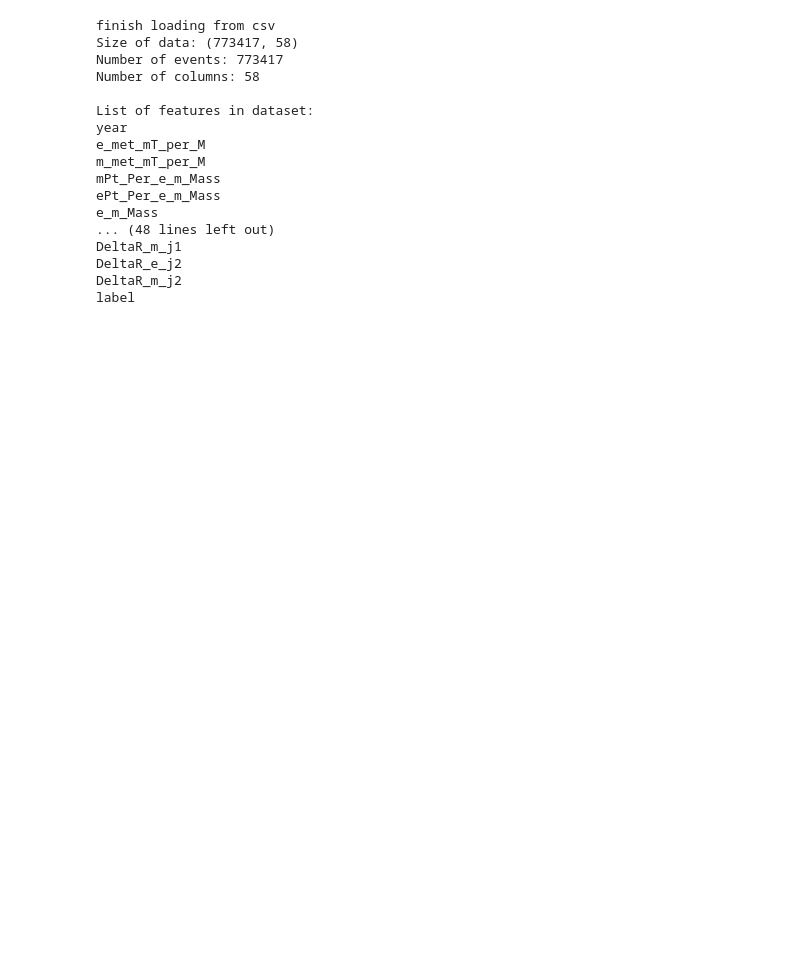
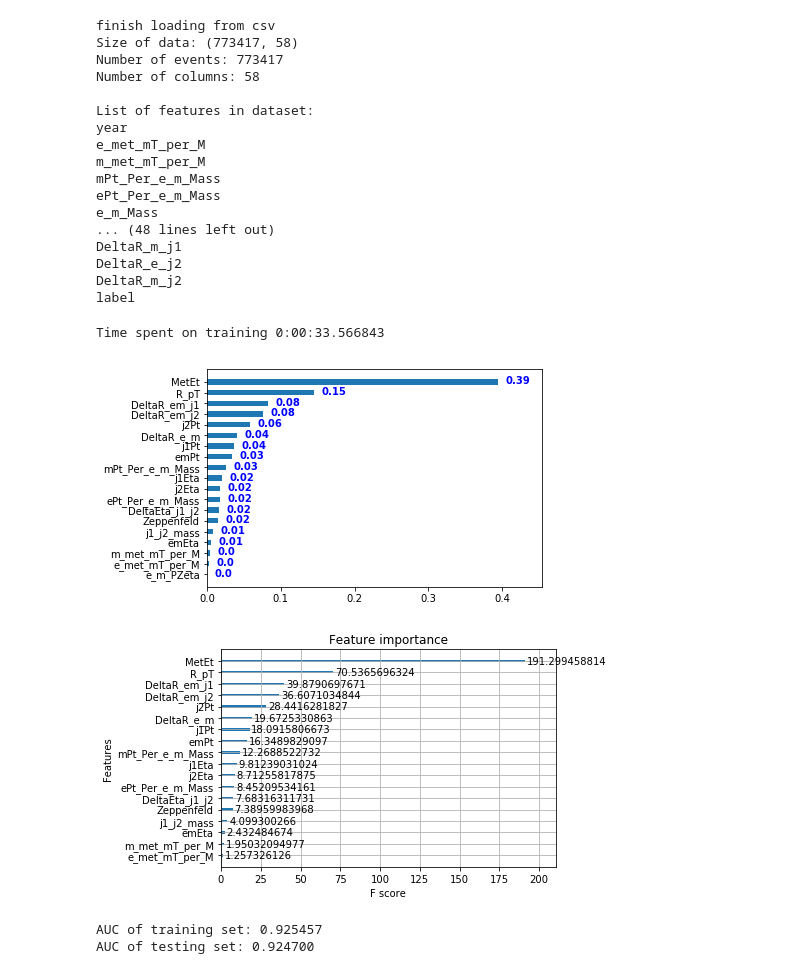
Before and after one commit to kawaho/XGBoost-for-HtoEMu, a Jupyter notebook: training.ipynb, the cells around one changed output. Drawn from its saved outputs; the diff is of its cells as text; code cells hidden in the pictures; blank space fills up the shorter version.

Commit message:
adding feature rankings

```diff
--- a/training.ipynb
+++ b/training.ipynb
@@ -1,12 +1,17 @@
 # %%
 #!/usr/bin/python
-# this is the example script to use xgboost to train
 import numpy as np
 import pandas as pd
 import matplotlib.pyplot as plt
 import xgboost as xgb
 from sklearn.metrics import roc_curve, auc, roc_auc_score
-from sklearn.model_selection import train_test_split
+from sklearn.model_selection import train_test_split, RandomizedSearchCV, GridSearchCV
+import multiprocessing
+import time
+from datetime import timedelta
+
+#Get total no of avaliable threads
+nthreads = multiprocessing.cpu_count()
 # %%
 data = pd.read_csv('output2_gg.csv', delimiter=';')
 print ('finish loading from csv ')
@@ -49 +56,38 @@ X_train, X_test, y_train, y_test = train_test_split(X, Y, test_size=test_size, r
+# %%
+# Train with the default model to select features
+#feature_names = ['e_met_mT_per_M', 'm_met_mT_per_M', 'mPt_Per_e_m_Mass', 'ePt_Per_e_m_Mass', 'emPt', 'MetEt', 'DeltaR_e_m', 'e_m_PZeta', 'emEta']
+#feature_names = ['e_met_mT_per_M', 'm_met_mT_per_M', 'mPt_Per_e_m_Mass', 'ePt_Per_e_m_Mass', 'emPt', 'MetEt', 'DeltaR_e_m', 'e_m_PZeta', 'emEta', 'j1Pt', 'DeltaR_em_j1', 'j1Eta', 'R_pT']
+feature_names = ['e_met_mT_per_M', 'm_met_mT_per_M', 'mPt_Per_e_m_Mass', 'ePt_Per_e_m_Mass', 'emPt', 'MetEt', 'DeltaR_e_m', 'e_m_PZeta', 'emEta', 'j1Pt', 'DeltaR_em_j1', 'j1Eta', 'R_pT', 'j2Pt', 'DeltaR_em_j2', 'j2Eta', 'DeltaEta_j1_j2', 'j1_j2_mass', 'Zeppenfeld']
+
+tic = time.time()
+model = model = xgb.XGBClassifier(n_jobs=nthreads, scale_pos_weight=sig_to_bkg_ratio)
+model.fit(X_train[feature_names], y_train, sample_weight=X_train['weight'], eval_set = [(X_train[feature_names], y_train), (X_test[feature_names], y_test)], eval_metric='auc', verbose=False)
+toc = time.time()
+print "Time spent on training %s"%str(timedelta(seconds=toc - tic))
+
+#Check the feature ranking
+importances = model.feature_importances_
+sorted_importance = [y for y, x in sorted(zip(importances, feature_names), key=lambda pair: pair[0])]
+sorted_features = [x for y, x in sorted(zip(importances, feature_names), key=lambda pair: pair[0])]
+plt.barh(range(len(sorted_importance)), sorted_importance, tick_label=sorted_features, height=0.5)
+plt.xlim(0, max(sorted_importance)*1.15)
+for i, v in enumerate(sorted_importance):
+ plt.text(v+0.01, i-0.2, str(round(v,2)), color = 'blue', fontweight = 'bold')
+plt.show()
+
+xgb.plot_importance(model, importance_type="gain")
+plt.show()
+
+#Check also the auc
+results = model.evals_result()
+print "AUC of training set: %f"%results['validation_0']['auc'][-1]
+print "AUC of testing set: %f"%results['validation_1']['auc'][-1]
+
+#Modify features accordingly and run again
+# %% [output]
+Time spent on training 0:00:33.566843
+[figure, added]
+[figure, added]
+AUC of training set: 0.925457
+AUC of testing set: 0.924700
 # %%
```
Also changed, not shown: parts of 12 cells of this notebook.
